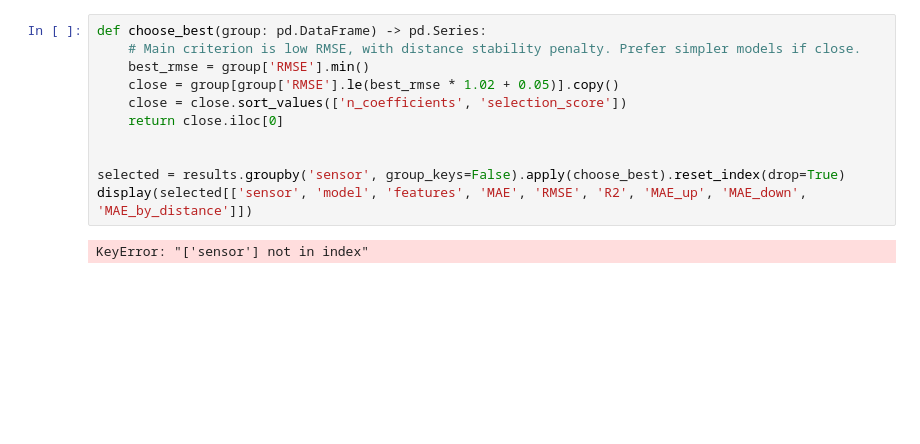
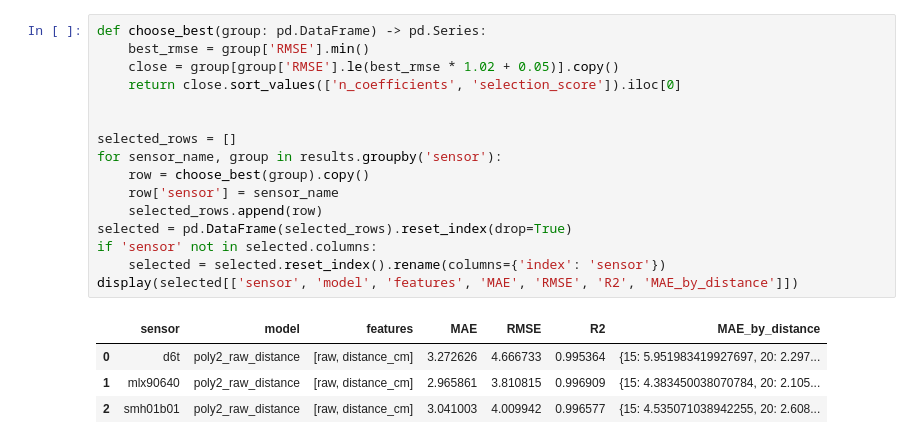
Before and after one commit to hai125125/test_cam_temp_v2_omron, a Jupyter notebook: notebooks/train_calibration.ipynb, the cells around one changed output. Cells and saved outputs as stored; diff of their text form; blank space fills up the shorter version.

```diff
--- a/notebooks/train_calibration.ipynb
+++ b/notebooks/train_calibration.ipynb
@@ -261,15 +345,23 @@ display(results[['sensor', 'model', 'MAE', 'RMSE', 'R2', 'MAE_up', 'MAE_down', '
 # %%
 def choose_best(group: pd.DataFrame) -> pd.Series:
-    # Main criterion is low RMSE, with distance stability penalty. Prefer simpler models if close.
     best_rmse = group['RMSE'].min()
     close = group[group['RMSE'].le(best_rmse * 1.02 + 0.05)].copy()
-    close = close.sort_values(['n_coefficients', 'selection_score'])
-    return close.iloc[0]
+    return close.sort_values(['n_coefficients', 'selection_score']).iloc[0]
 
 
-selected = results.groupby('sensor', group_keys=False).apply(choose_best).reset_index(drop=True)
-display(selected[['sensor', 'model', 'features', 'MAE', 'RMSE', 'R2', 'MAE_up', 'MAE_down', 'MAE_by_distance']])
+selected_rows = []
+for sensor_name, group in results.groupby('sensor'):
+    row = choose_best(group).copy()
+    row['sensor'] = sensor_name
+    selected_rows.append(row)
+selected = pd.DataFrame(selected_rows).reset_index(drop=True)
+if 'sensor' not in selected.columns:
+    selected = selected.reset_index().rename(columns={'index': 'sensor'})
+display(selected[['sensor', 'model', 'features', 'MAE', 'RMSE', 'R2', 'MAE_by_distance']])
 # %% [output]
-KeyError: "['sensor'] not in index"
+|  | sensor | model | features | MAE | RMSE | R2 | MAE_by_distance |
+| 0 | d6t | poly2_raw_distance | [raw, distance_cm] | 3.272626 | 4.666733 | 0.995364 | {15: 5.951983419927697, 20: 2.297... |
+| 1 | mlx90640 | poly2_raw_distance | [raw, distance_cm] | 2.965861 | 3.810815 | 0.996909 | {15: 4.383450038070784, 20: 2.105... |
+| 2 | smh01b01 | poly2_raw_distance | [raw, distance_cm] | 3.041003 | 4.009942 | 0.996577 | {15: 4.535071038942255, 20: 2.608... |
 # %%
 def export_profile(sensor: str, raw_col: str, model_name: str, degree: int, features: list[str]) -> dict:
```
Also changed, not shown: parts of 11 cells of this notebook, 3 other files.
